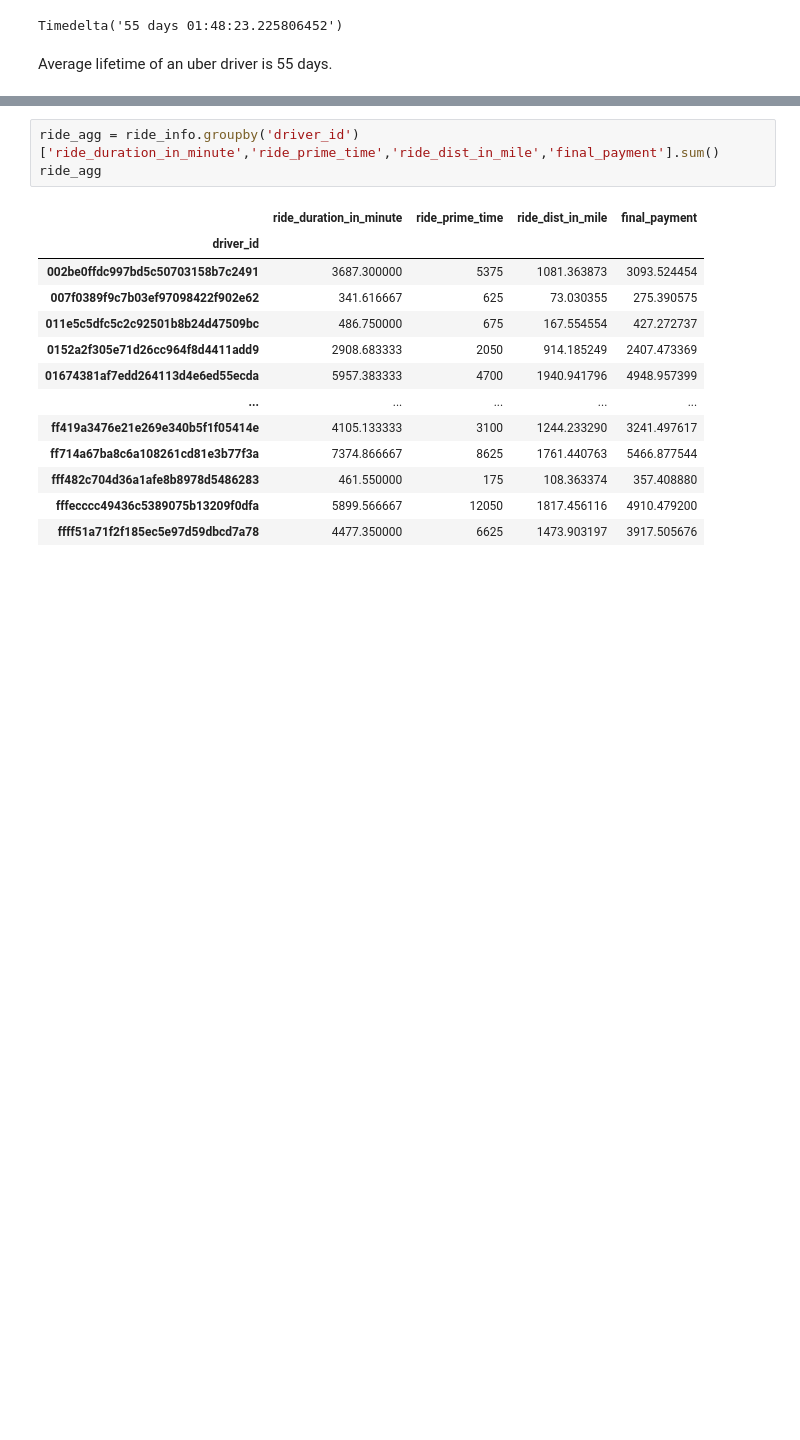
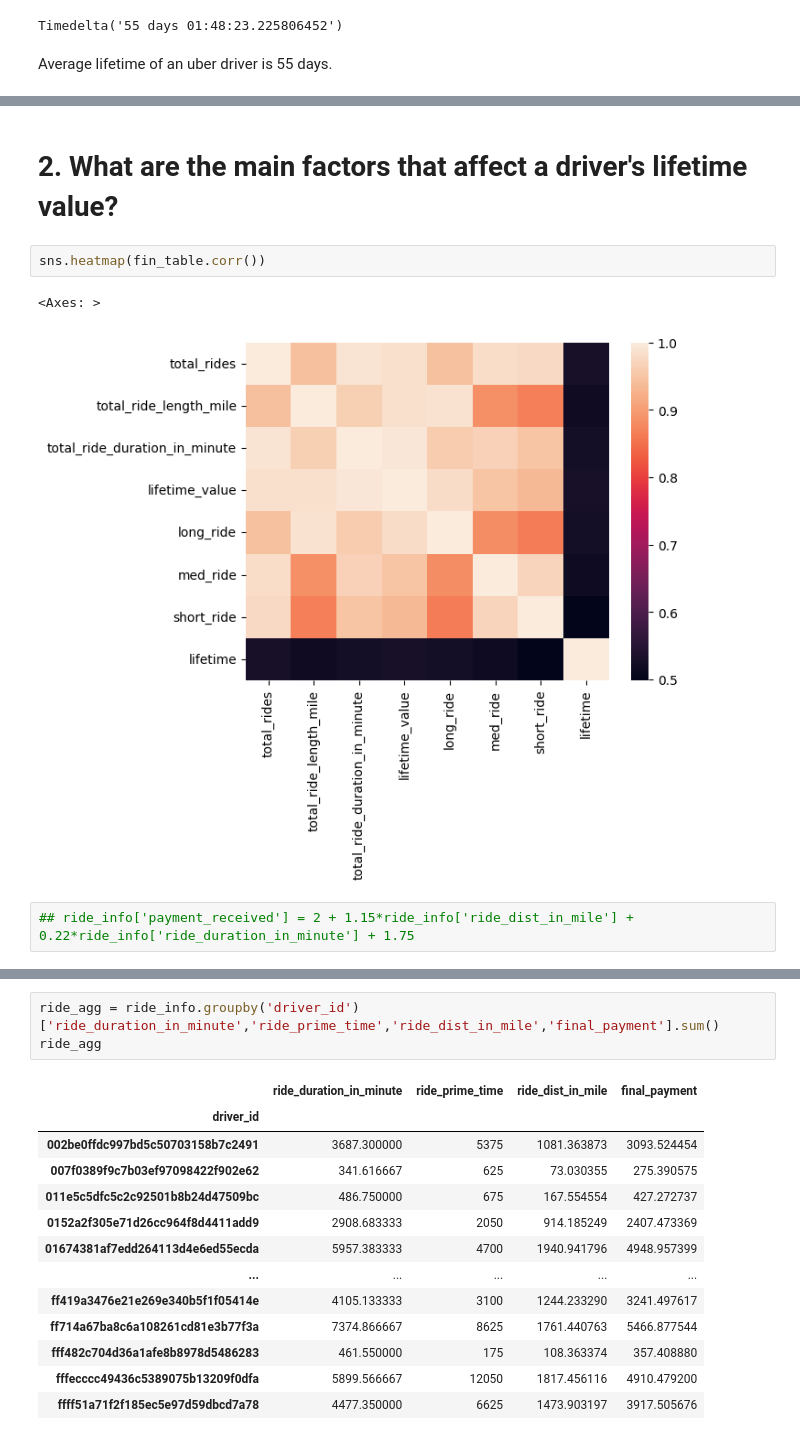
Before and after one commit to Popular1319/uber-driver-ltv, a Jupyter notebook: GS_Uber_Driver's_LTV.ipynb, the cells around one changed output, grey strips where cells are left out. Cells and saved outputs as stored; diff of their text form; blank space fills up the shorter version.

```diff
--- a/GS_Uber_Driver's_LTV.ipynb
+++ b/GS_Uber_Driver's_LTV.ipynb
@@ -457,0 +547,9 @@ Average lifetime of an uber driver is 55 days.
+# %% [markdown]
+# **2. What are the main factors that affect a driver's lifetime value?**
+# %%
+sns.heatmap(fin_table.corr())
+# %% [output]
+<Axes: >
+[figure, added]
+# %%
+## ride_info['payment_received'] = 2 + 1.15*ride_info['ride_dist_in_mile'] + 0.22*ride_info['ride_duration_in_minute'] + 1.75
```
Also changed, not shown: parts of 25 cells of this notebook.
